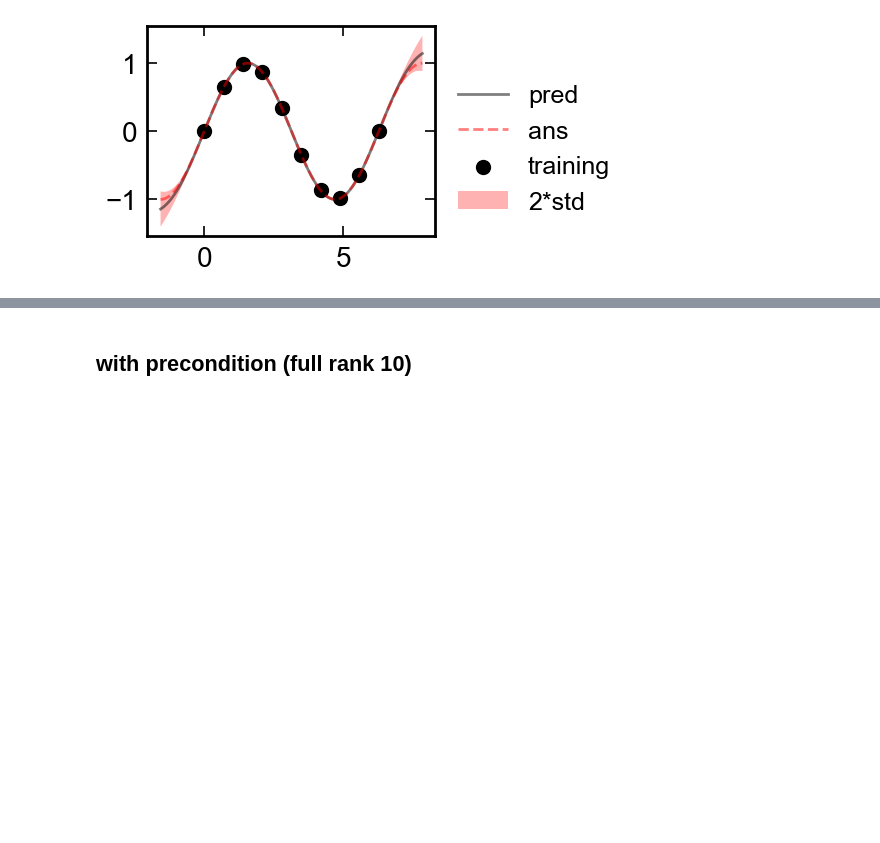
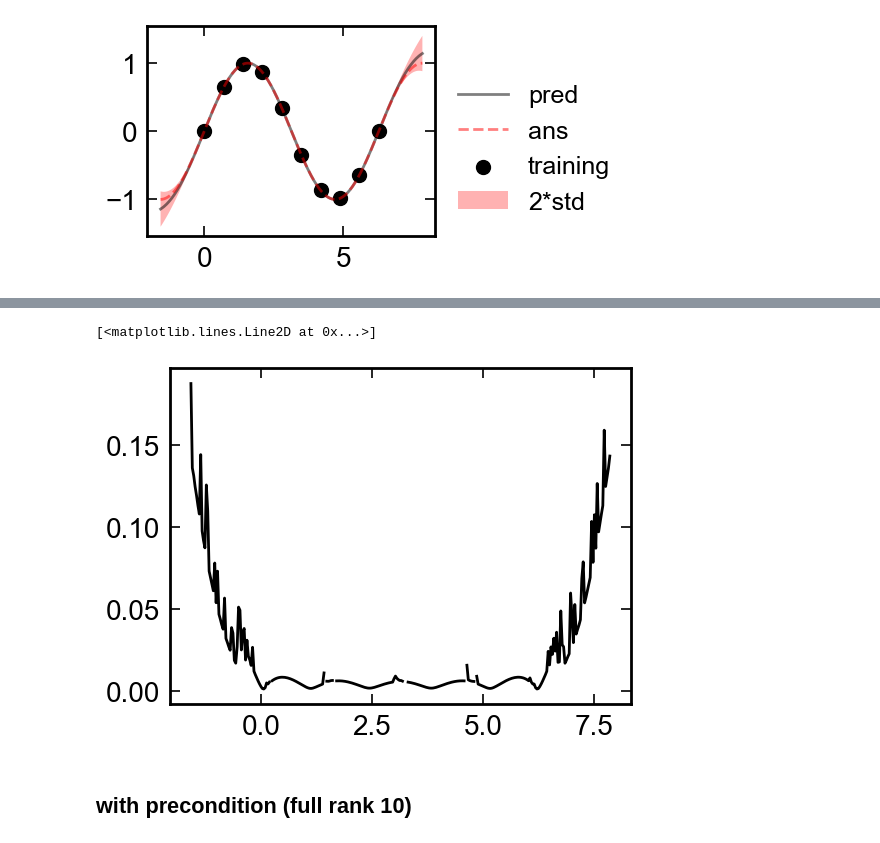
Before and after one commit to ogaken1104/duplication_bbmm, a Jupyter notebook: 1222_7_sin1D_explicit_derivative_script.ipynb, the cells around one changed output, grey strips where cells are left out. Drawn from its saved outputs; the diff is of its cells as text; code cells hidden in the pictures; blank space fills up the shorter version.

Commit message:
updated loss and added test code

```diff
--- a/1222_7_sin1D_explicit_derivative_script.ipynb
+++ b/1222_7_sin1D_explicit_derivative_script.ipynb
@@ -262,3 +268,8 @@ plt.show()
+# %%
+plt.plot(r_test[0], std_mpcg)
+# %% [output]
+[<matplotlib.lines.Line2D at 0x...>]
+[figure, added]
 # %% [markdown]
 ## with precondition (full rank 10)
 # %%
```
Also changed, not shown: parts of 6 cells of this notebook, 5 other files.
